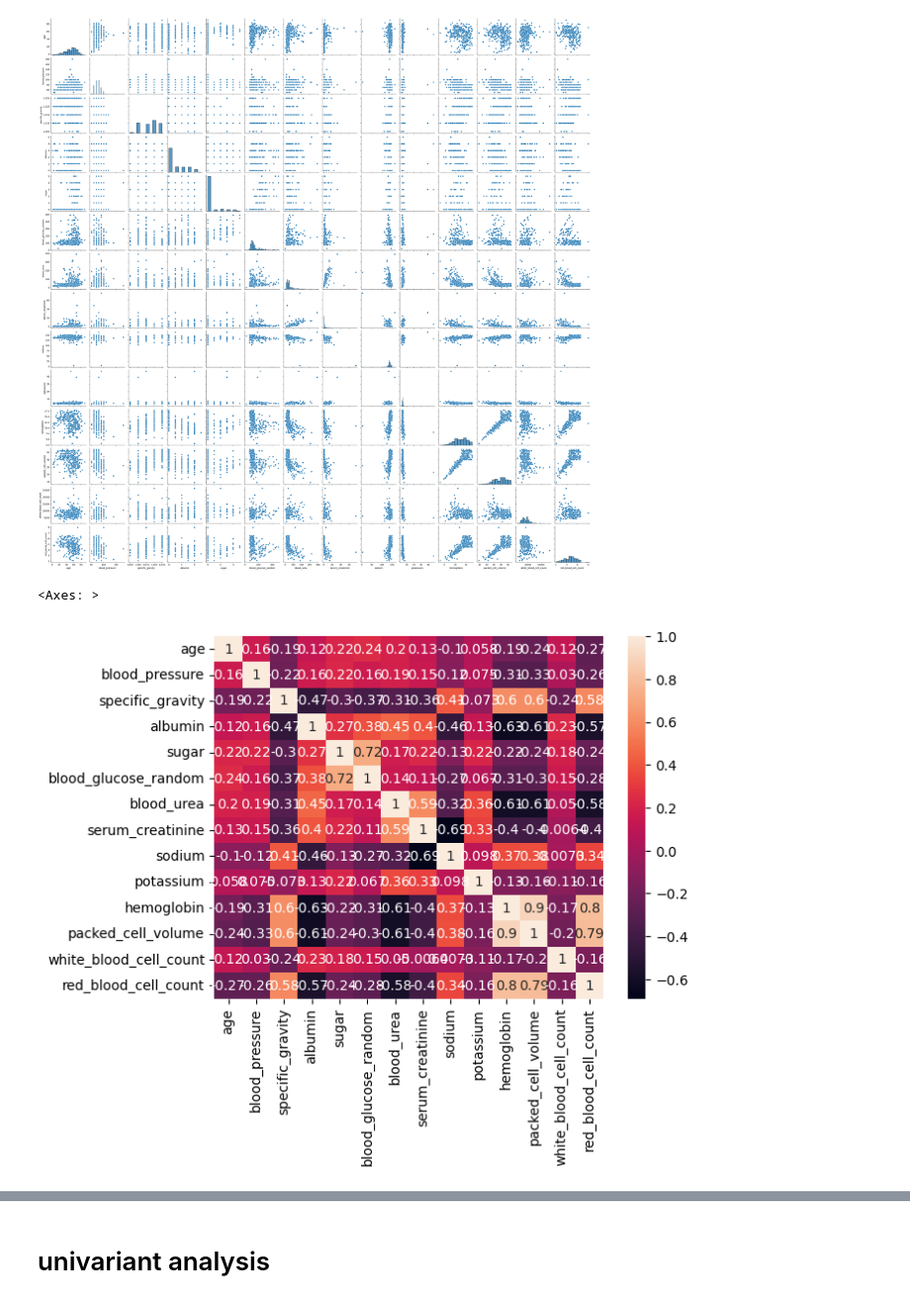
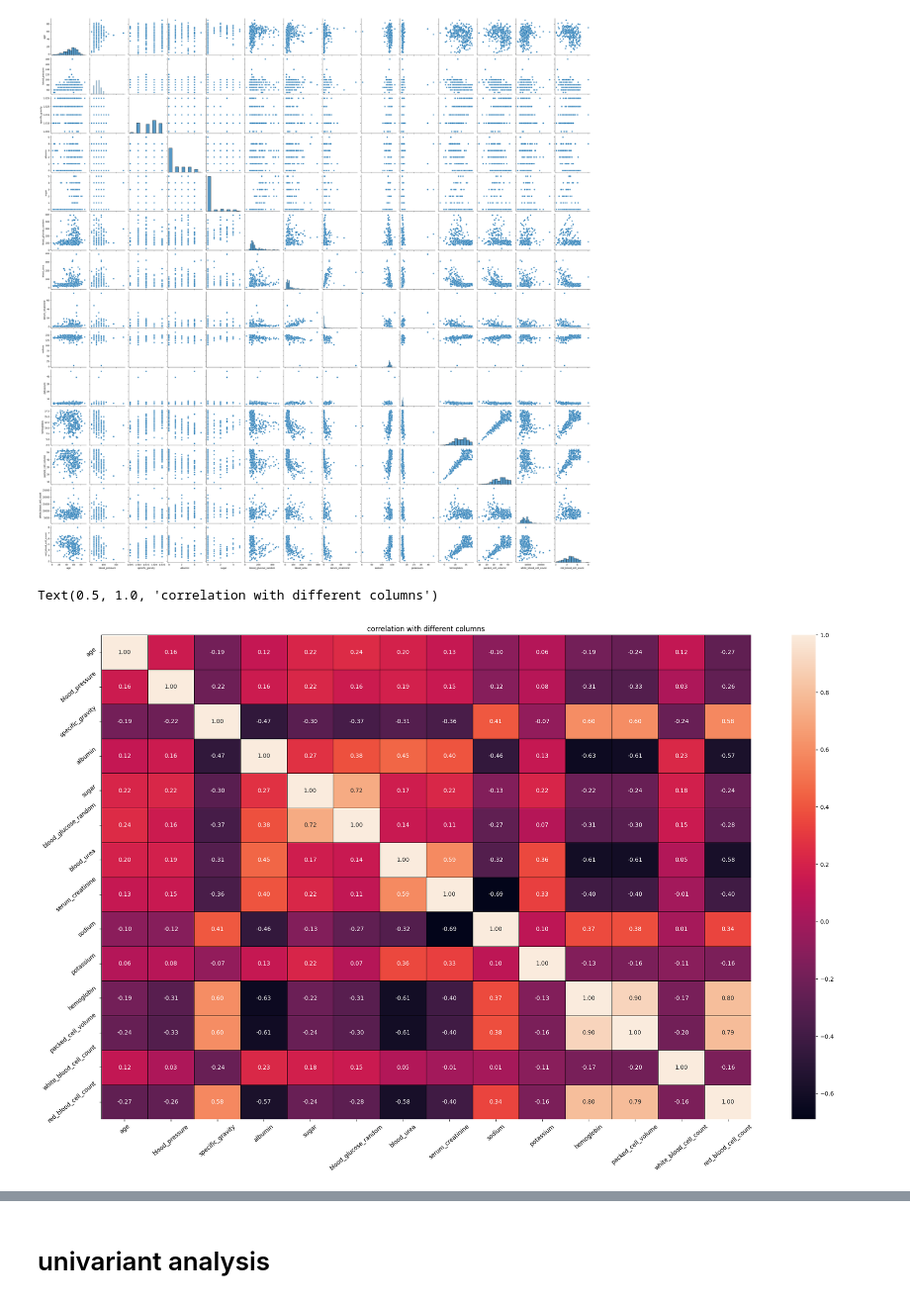
Before and after one commit to rayliegh7/Full_Stack_Data_science_Pro, a Jupyter notebook: Resources/18_Feb_2024.ipynb, the cells around one changed output, grey strips where cells are left out. Shown at 99% size. Cells and saved outputs as stored; diff of their text form; code cells hidden in the pictures.

```diff
--- a/Resources/18_Feb_2024.ipynb
+++ b/Resources/18_Feb_2024.ipynb
@@ -257,8 +257,12 @@ sns.pairplot(df2)
 # %% [output]
 <seaborn.axisgrid.PairGrid at 0x...>
 [figure]
-# %%
-sns.heatmap(corre,annot=True)
-# %% [output]
-<Axes: >
-[figure, removed]
+# %%
+plt.figure(figsize=(25,15))
+sns.heatmap(corre,annot=True,fmt='.2f',linewidths=0.5,linecolor='black')
+plt.xticks(rotation=40)
+plt.yticks(rotation=40)
+plt.title('correlation with different columns')
+# %% [output]
+Text(0.5, 1.0, 'correlation with different columns')
+[figure, added]
```
Also changed, not shown: parts of 3 cells of this notebook, 7 other files.
